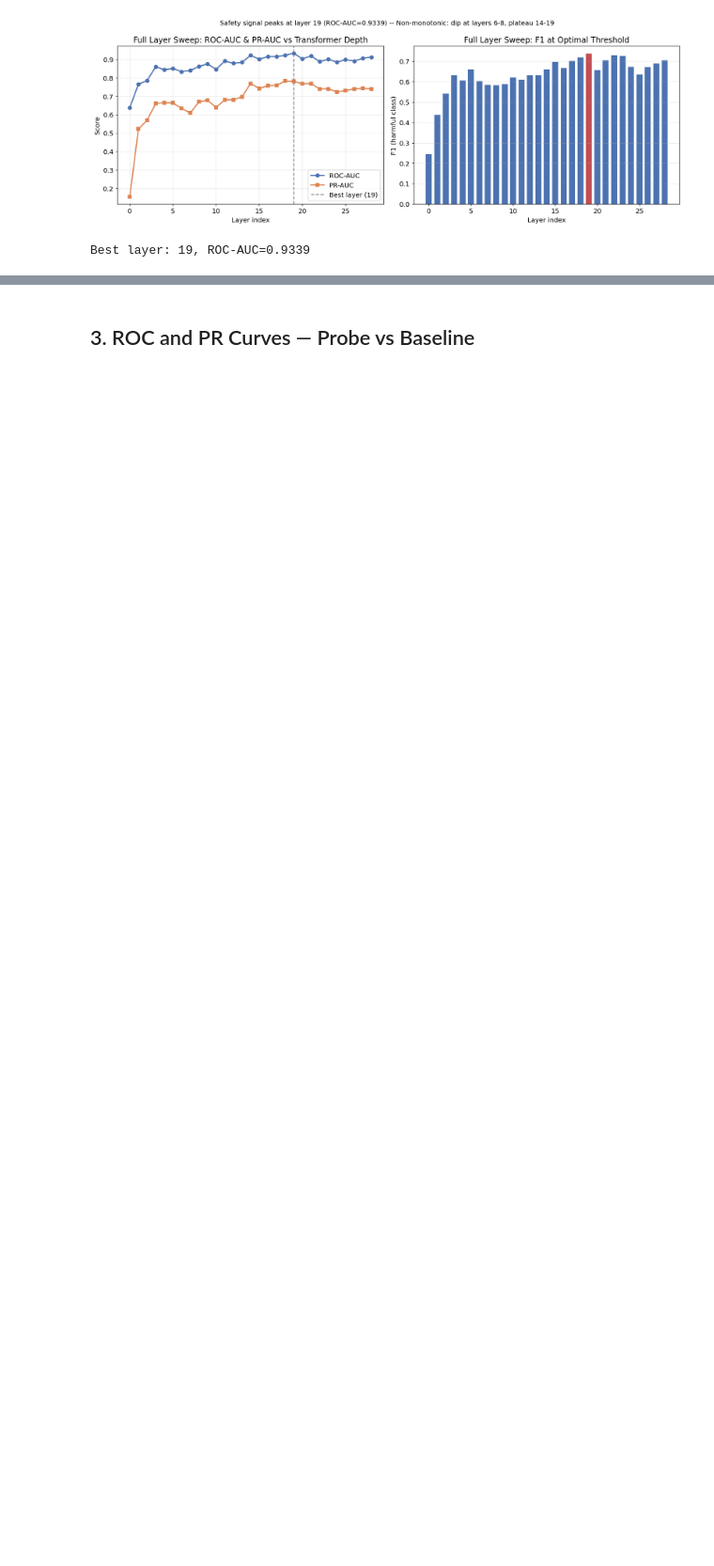
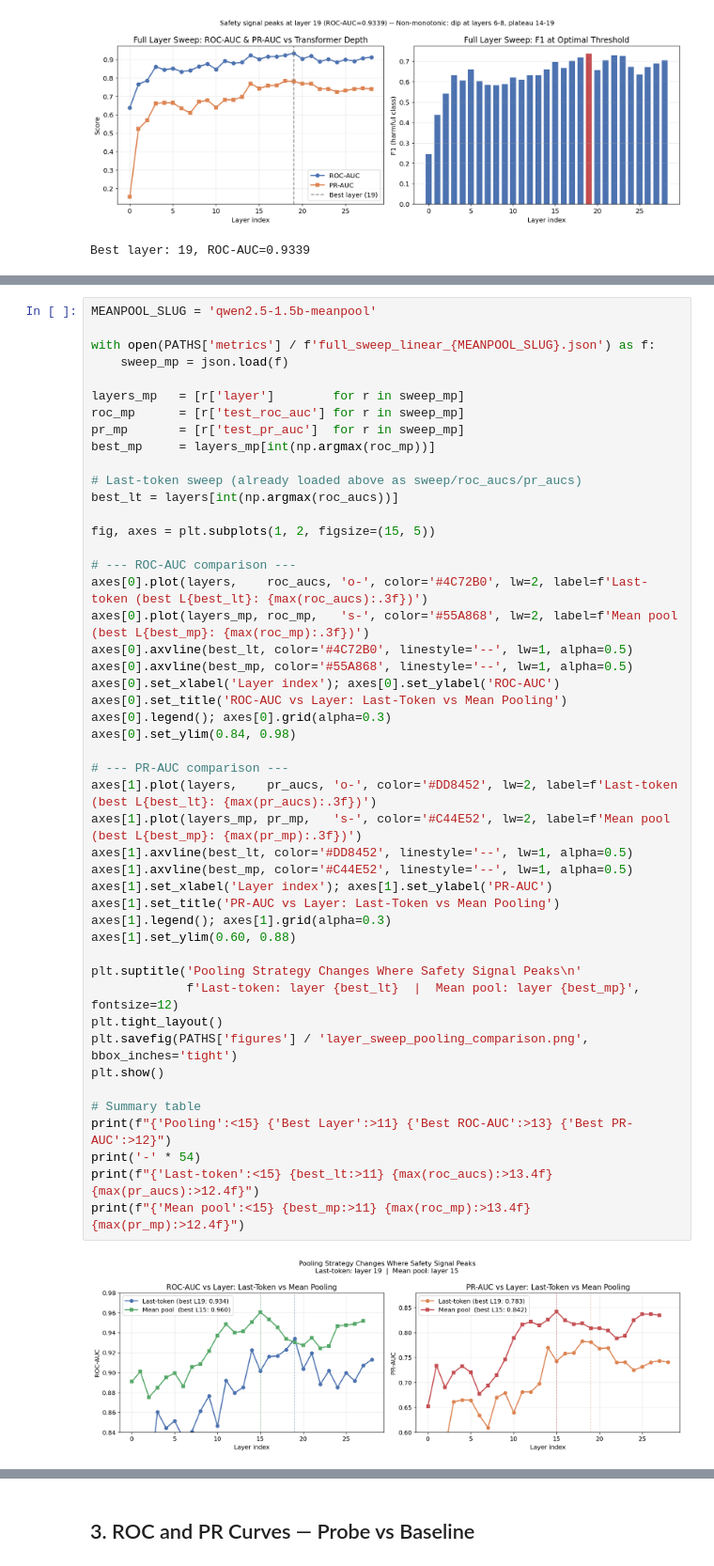
Before and after one commit to brian-w-zhang/DL-Project, a Jupyter notebook: notebooks/02_main_experiment.ipynb, the cells around one changed output, grey strips where cells are left out. Shown at 94% size. Drawn from its saved outputs; the diff is of its cells as text; blank space fills up the shorter version.

```diff
--- a/notebooks/02_main_experiment.ipynb
+++ b/notebooks/02_main_experiment.ipynb
@@ -129,0 +161,49 @@ Best layer: 19, ROC-AUC=0.9339
+# %%
+MEANPOOL_SLUG = 'qwen2.5-1.5b-meanpool'
+
+with open(PATHS['metrics'] / f'full_sweep_linear_{MEANPOOL_SLUG}.json') as f:
+    sweep_mp = json.load(f)
+
+layers_mp   = [r['layer']        for r in sweep_mp]
+roc_mp      = [r['test_roc_auc'] for r in sweep_mp]
+pr_mp       = [r['test_pr_auc']  for r in sweep_mp]
+best_mp     = layers_mp[int(np.argmax(roc_mp))]
+
+# Last-token sweep (already loaded above as sweep/roc_aucs/pr_aucs)
+best_lt = layers[int(np.argmax(roc_aucs))]
+
+fig, axes = plt.subplots(1, 2, figsize=(15, 5))
+
+# --- ROC-AUC comparison ---
+axes[0].plot(layers,    roc_aucs, 'o-', color='#4C72B0', lw=2, label=f'Last-token (best L{best_lt}: {max(roc_aucs):.3f})')
+axes[0].plot(layers_mp, roc_mp,   's-', color='#55A868', lw=2, label=f'Mean pool  (best L{best_mp}: {max(roc_mp):.3f})')
+axes[0].axvline(best_lt, color='#4C72B0', linestyle='--', lw=1, alpha=0.5)
+axes[0].axvline(best_mp, color='#55A868', linestyle='--', lw=1, alpha=0.5)
+axes[0].set_xlabel('Layer index'); axes[0].set_ylabel('ROC-AUC')
+axes[0].set_title('ROC-AUC vs Layer: Last-Token vs Mean Pooling')
+axes[0].legend(); axes[0].grid(alpha=0.3)
+axes[0].set_ylim(0.84, 0.98)
+
+# --- PR-AUC comparison ---
+axes[1].plot(layers,    pr_aucs, 'o-', color='#DD8452', lw=2, label=f'Last-token (best L{best_lt}: {max(pr_aucs):.3f})')
+axes[1].plot(layers_mp, pr_mp,   's-', color='#C44E52', lw=2, label=f'Mean pool  (best L{best_mp}: {max(pr_mp):.3f})')
+axes[1].axvline(best_lt, color='#DD8452', linestyle='--', lw=1, alpha=0.5)
+axes[1].axvline(best_mp, color='#C44E52', linestyle='--', lw=1, alpha=0.5)
+axes[1].set_xlabel('Layer index'); axes[1].set_ylabel('PR-AUC')
+axes[1].set_title('PR-AUC vs Layer: Last-Token vs Mean Pooling')
+axes[1].legend(); axes[1].grid(alpha=0.3)
+axes[1].set_ylim(0.60, 0.88)
+
+plt.suptitle('Pooling Strategy Changes Where Safety Signal Peaks\n'
+             f'Last-token: layer {best_lt}  |  Mean pool: layer {best_mp}', fontsize=12)
+plt.tight_layout()
+plt.savefig(PATHS['figures'] / 'layer_sweep_pooling_comparison.png', bbox_inches='tight')
+plt.show()
+
+# Summary table
+print(f"{'Pooling':<15} {'Best Layer':>11} {'Best ROC-AUC':>13} {'Best PR-AUC':>12}")
+print('-' * 54)
+print(f"{'Last-token':<15} {best_lt:>11} {max(roc_aucs):>13.4f} {max(pr_aucs):>12.4f}")
+print(f"{'Mean pool':<15} {best_mp:>11} {max(roc_mp):>13.4f} {max(pr_mp):>12.4f}")
+# %% [output]
+[figure, added]
```
Also changed, not shown: parts of 20 cells of this notebook, 7 other files.
